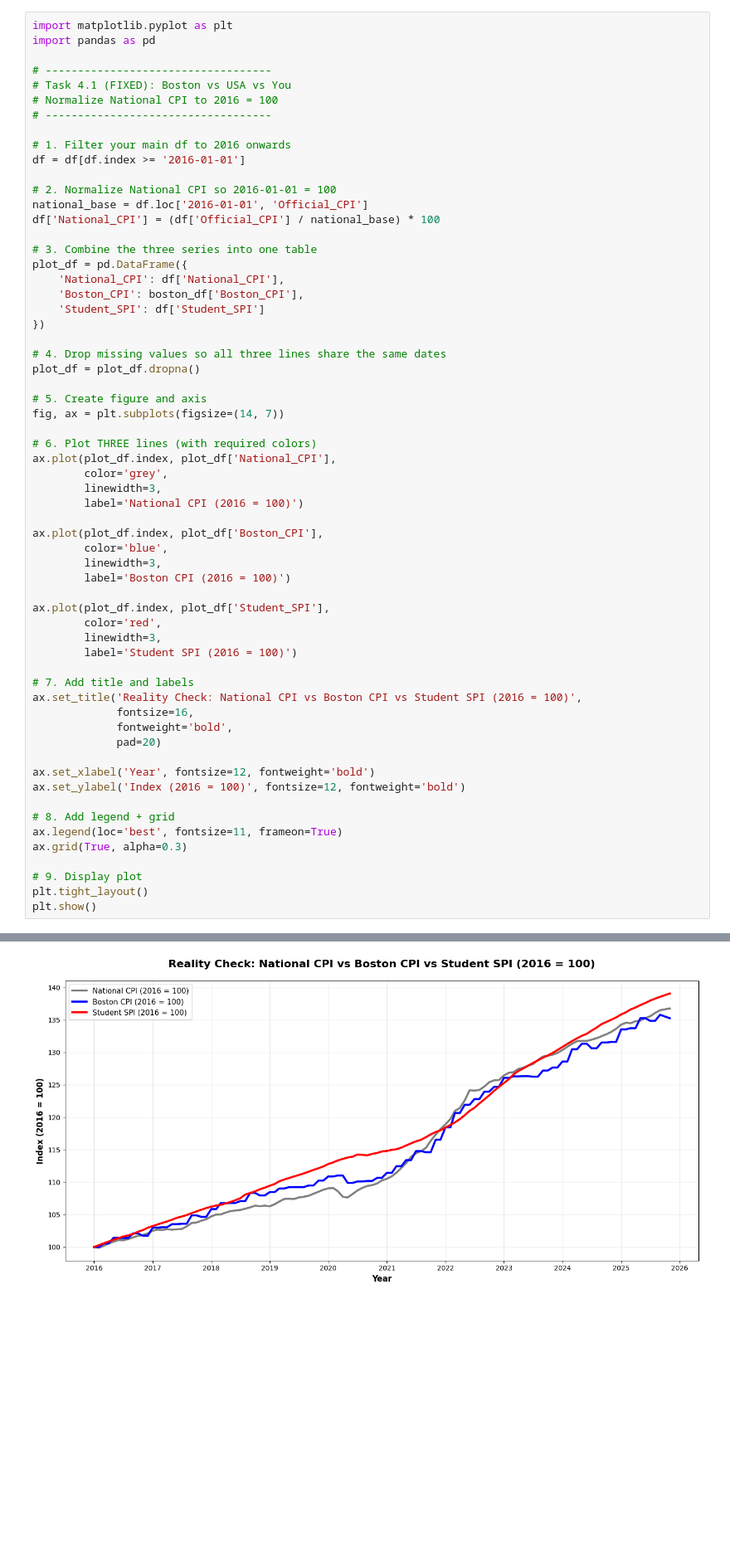
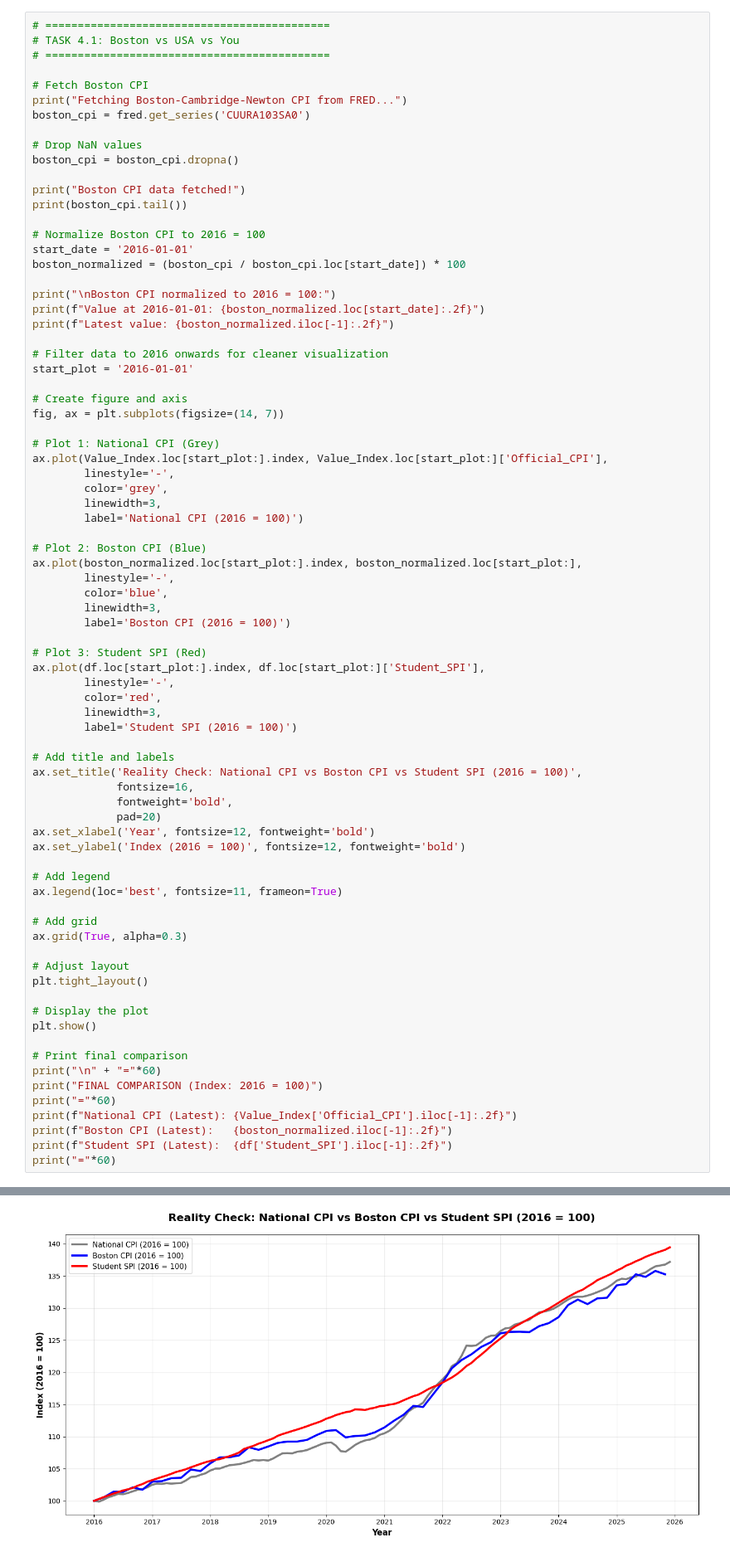
Before and after one commit to maggie20041027-svg/ECON3916-Statistical-Machine-Learning, a Jupyter notebook: Assignment 1/Econ_3916_Assignment_1.ipynb, the cells around one changed output, grey strips where cells are left out. Shown at 83% size. Cells and saved outputs as stored; diff of their text form; blank space fills up the shorter version.

```diff
--- a/Assignment 1/Econ_3916_Assignment_1.ipynb
+++ b/Assignment 1/Econ_3916_Assignment_1.ipynb
@@ -252,64 +252,81 @@ Observation:Tuition is around ~900+. Streaming is ~100, looks like Tuition is "h
 
 Comparing the two line, streaming line looks flat whereas the tuition line looks dominant, this was due to that tuition CPI is indexed to an earlier base year (1982 = 100), while Streaming CPI uses a later base year (2002 = 100). Because the indices are measured on different scales, plotting them together creates the illusion that tuition costs are “huge” and streaming costs are “negligible,” even though the numeric difference reflects indexing conventions rather than true relative price growth. Without normalization, visual comparisons across categories constitute a form of data misuse, also indicatin that comparing raw indices with different base years is meaningless.
 # %%
-import matplotlib.pyplot as plt
-import pandas as pd
+# ============================================
+# TASK 4.1: Boston vs USA vs You
+# ============================================
 
-# -----------------------------------
-# Task 4.1 (FIXED): Boston vs USA vs You
-# Normalize National CPI to 2016 = 100
-# -----------------------------------
+# Fetch Boston CPI
+print("Fetching Boston-Cambridge-Newton CPI from FRED...")
+boston_cpi = fred.get_series('CUURA103SA0')
 
-# 1. Filter your main df to 2016 onwards
-df = df[df.index >= '2016-01-01']
+# Drop NaN values
+boston_cpi = boston_cpi.dropna()
 
-# 2. Normalize National CPI so 2016-01-01 = 100
-national_base = df.loc['2016-01-01', 'Official_CPI']
-df['National_CPI'] = (df['Official_CPI'] / national_base) * 100
+print("Boston CPI data fetched!")
+print(boston_cpi.tail())
 
-# 3. Combine the three series into one table
-plot_df = pd.DataFrame({
-    'National_CPI': df['National_CPI'],
-    'Boston_CPI': boston_df['Boston_CPI'],
-    'Student_SPI': df['Student_SPI']
-})
+# Normalize Boston CPI to 2016 = 100
+start_date = '2016-01-01'
+boston_normalized = (boston_cpi / boston_cpi.loc[start_date]) * 100
 
-# 4. Drop missing values so all three lines share the same dates
-plot_df = plot_df.dropna()
+print("\nBoston CPI normalized to 2016 = 100:")
+print(f"Value at 2016-01-01: {boston_normalized.loc[start_date]:.2f}")
+print(f"Latest value: {boston_normalized.iloc[-1]:.2f}")
 
-# 5. Create figure and axis
+# Filter data to 2016 onwards for cleaner visualization
+start_plot = '2016-01-01'
+
+# Create figure and axis
 fig, ax = plt.subplots(figsize=(14, 7))
 
-# 6. Plot THREE lines (with required colors)
-ax.plot(plot_df.index, plot_df['National_CPI'],
+# Plot 1: National CPI (Grey)
+ax.plot(Value_Index.loc[start_plot:].index, Value_Index.loc[start_plot:]['Official_CPI'],
+        linestyle='-',
         color='grey',
         linewidth=3,
         label='National CPI (2016 = 100)')
 
-ax.plot(plot_df.index, plot_df['Boston_CPI'],
+# Plot 2: Boston CPI (Blue)
+ax.plot(boston_normalized.loc[start_plot:].index, boston_normalized.loc[start_plot:],
+        linestyle='-',
         color='blue',
         linewidth=3,
         label='Boston CPI (2016 = 100)')
 
-ax.plot(plot_df.index, plot_df['Student_SPI'],
+# Plot 3: Student SPI (Red)
+ax.plot(df.loc[start_plot:].index, df.loc[start_plot:]['Student_SPI'],
+        linestyle='-',
         color='red',
         linewidth=3,
         label='Student SPI (2016 = 100)')
 
-# 7. Add title and labels
+# Add title and labels
 ax.set_title('Reality Check: National CPI vs Boston CPI vs Student SPI (2016 = 100)',
              fontsize=16,
              fontweight='bold',
              pad=20)
-
 ax.set_xlabel('Year', fontsize=12, fontweight='bold')
 ax.set_ylabel('Index (2016 = 100)', fontsize=12, fontweight='bold')
 
-# 8. Add legend + grid
+# Add legend
 ax.legend(loc='best', fontsize=11, frameon=True)
+
+# Add grid
 ax.grid(True, alpha=0.3)
 
-# 9. Display plot
+# Adjust layout
 plt.tight_layout()
+
+# Display the plot
 plt.show()
+
+# Print final comparison
+print("\n" + "="*60)
+print("FINAL COMPARISON (Index: 2016 = 100)")
+print("="*60)
+print(f"National CPI (Latest): {Value_Index['Official_CPI'].iloc[-1]:.2f}")
+print(f"Boston CPI (Latest):   {boston_normalized.iloc[-1]:.2f}")
+print(f"Student SPI (Latest):  {df['Student_SPI'].iloc[-1]:.2f}")
+print("="*60)
 # %% [output]
@@ -316 +345 @@ plt.show()
-[figure, old version]
+[figure, new version]
```
Also changed, not shown: parts of 1 cell of this notebook.
